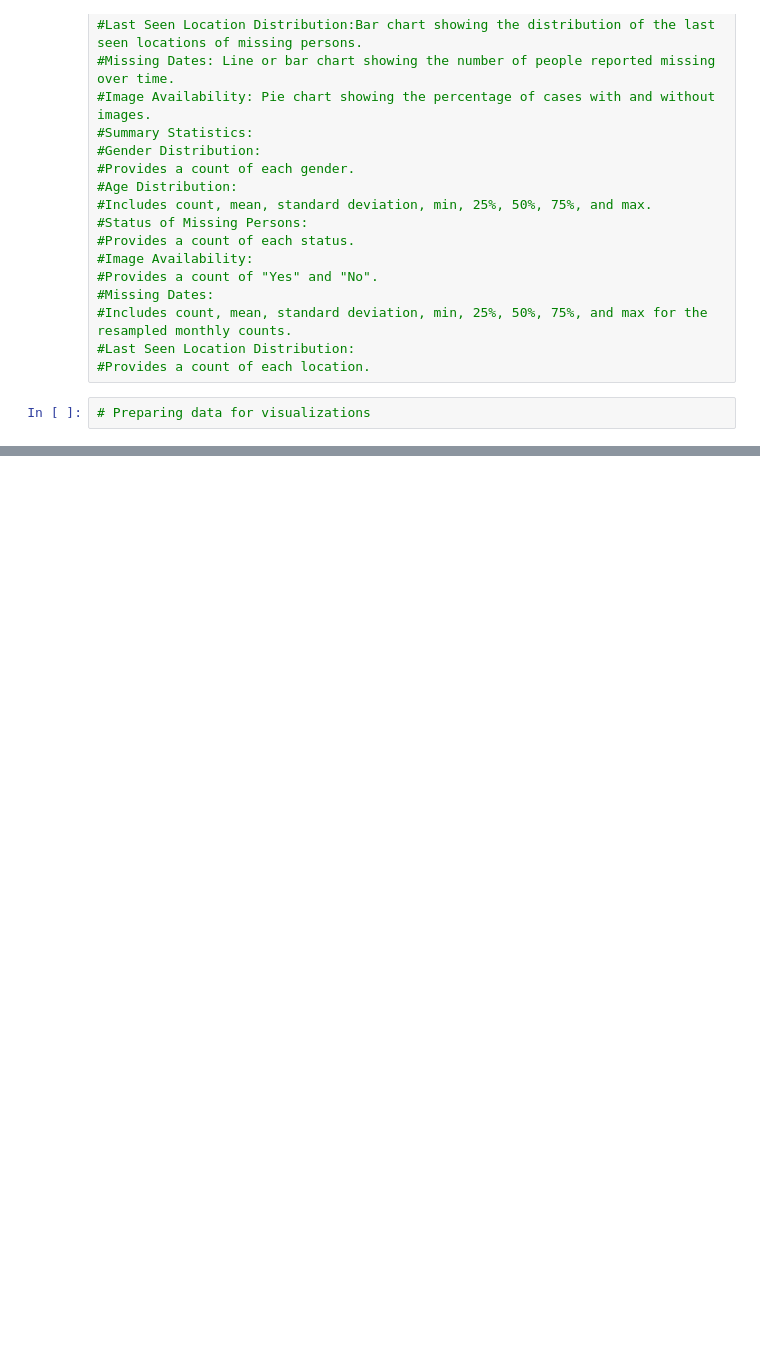
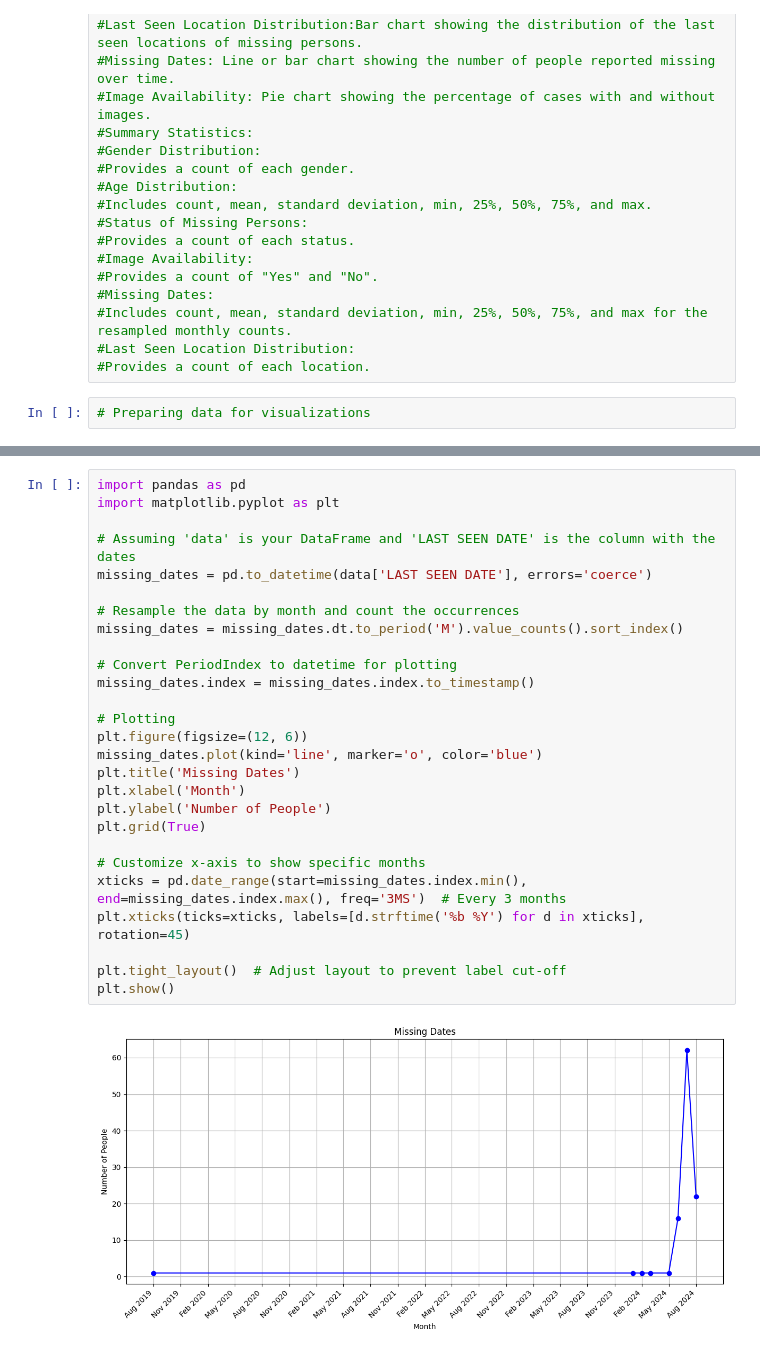
Before and after one commit to kumbi-the-peoples-baraza/Kumbi-Trace-Missing-Data-Analysis, a Jupyter notebook: Kumbi Trace Missing Data Analysis.ipynb, the cells around one changed output, grey strips where cells are left out. Cells and saved outputs as stored; diff of their text form; blank space fills up the shorter version.

```diff
--- a/Kumbi Trace Missing Data Analysis.ipynb
+++ b/Kumbi Trace Missing Data Analysis.ipynb
@@ -250,0 +228,29 @@ Name: count, dtype: float64
+# %%
+import pandas as pd
+import matplotlib.pyplot as plt
+
+# Assuming 'data' is your DataFrame and 'LAST SEEN DATE' is the column with the dates
+missing_dates = pd.to_datetime(data['LAST SEEN DATE'], errors='coerce')
+
+# Resample the data by month and count the occurrences
+missing_dates = missing_dates.dt.to_period('M').value_counts().sort_index()
+
+# Convert PeriodIndex to datetime for plotting
+missing_dates.index = missing_dates.index.to_timestamp()
+
+# Plotting
+plt.figure(figsize=(12, 6))
+missing_dates.plot(kind='line', marker='o', color='blue')
+plt.title('Missing Dates')
+plt.xlabel('Month')
+plt.ylabel('Number of People')
+plt.grid(True)
+
+# Customize x-axis to show specific months
+xticks = pd.date_range(start=missing_dates.index.min(), end=missing_dates.index.max(), freq='3MS')  # Every 3 months
+plt.xticks(ticks=xticks, labels=[d.strftime('%b %Y') for d in xticks], rotation=45)
+
+plt.tight_layout()  # Adjust layout to prevent label cut-off
+plt.show()
+# %% [output]
+[figure, added]
```
Also changed, not shown: parts of 58 cells of this notebook, 6 other files.
